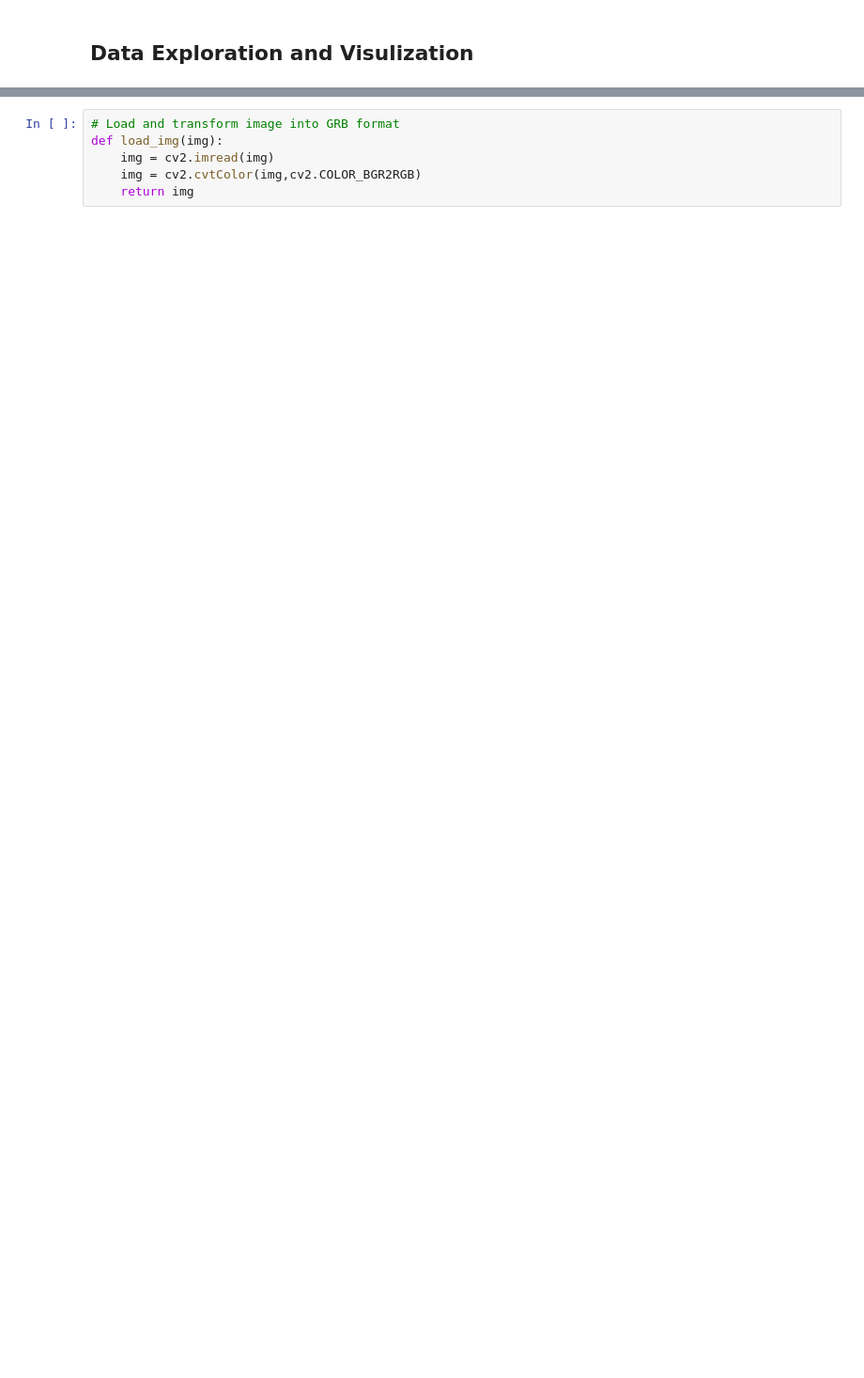
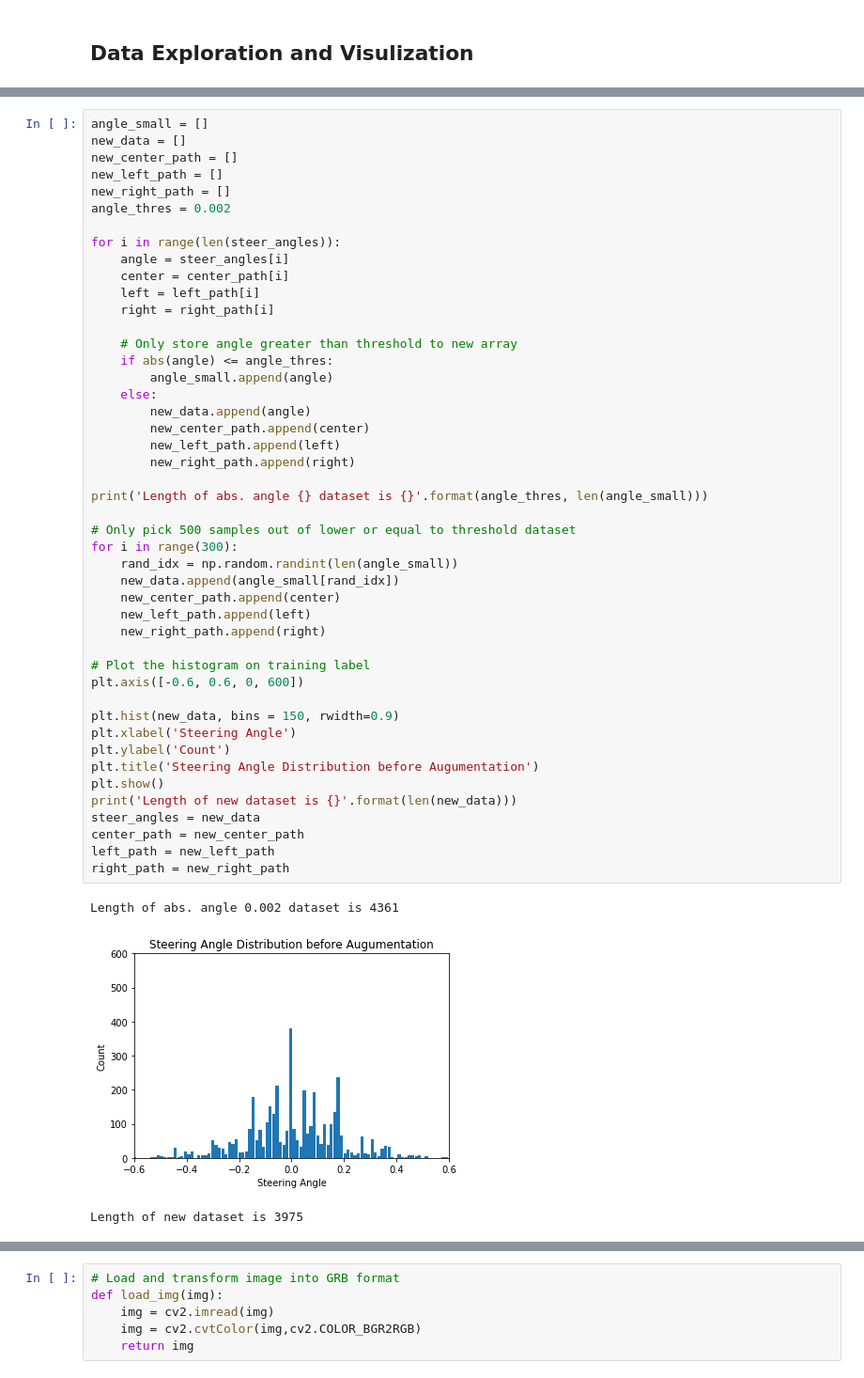
Before and after one commit to tx2016/Self-Driving_Car-Nanodegree-Projects, a Jupyter notebook: CarND-Behavioral-Cloning-P3/Behavioral_Cloning_Training_Model.ipynb, the cells around one changed output, grey strips where cells are left out. Shown at 94% size. Drawn from its saved outputs; the diff is of its cells as text; blank space fills up the shorter version.

```diff
--- a/CarND-Behavioral-Cloning-P3/Behavioral_Cloning_Training_Model.ipynb
+++ b/CarND-Behavioral-Cloning-P3/Behavioral_Cloning_Training_Model.ipynb
@@ -32,0 +55,50 @@ with open('data/driving_log.csv') as csvfile:
+# %%
+angle_small = []
+new_data = []
+new_center_path = []
+new_left_path = []
+new_right_path = []
+angle_thres = 0.002
+
+for i in range(len(steer_angles)):
+    angle = steer_angles[i]
+    center = center_path[i]
+    left = left_path[i]
+    right = right_path[i]
+
+    # Only store angle greater than threshold to new array
+    if abs(angle) <= angle_thres:
+        angle_small.append(angle)
+    else:
+        new_data.append(angle)
+        new_center_path.append(center)
+        new_left_path.append(left)
+        new_right_path.append(right)
+
+print('Length of abs. angle {} dataset is {}'.format(angle_thres, len(angle_small)))
+
+# Only pick 500 samples out of lower or equal to threshold dataset
+for i in range(300):
+    rand_idx = np.random.randint(len(angle_small))
+    new_data.append(angle_small[rand_idx])
+    new_center_path.append(center)
+    new_left_path.append(left)
+    new_right_path.append(right)
+
+# Plot the histogram on training label
+plt.axis([-0.6, 0.6, 0, 600])
+
+plt.hist(new_data, bins = 150, rwidth=0.9)
+plt.xlabel('Steering Angle')
+plt.ylabel('Count')
+plt.title('Steering Angle Distribution before Augumentation')
+plt.show()
+print('Length of new dataset is {}'.format(len(new_data)))
+steer_angles = new_data
+center_path = new_center_path
+left_path = new_left_path
+right_path = new_right_path
+# %% [output]
+Length of abs. angle 0.002 dataset is 4361
+[figure, added]
+Length of new dataset is 3975
```
Also changed, not shown: parts of 26 cells of this notebook.
